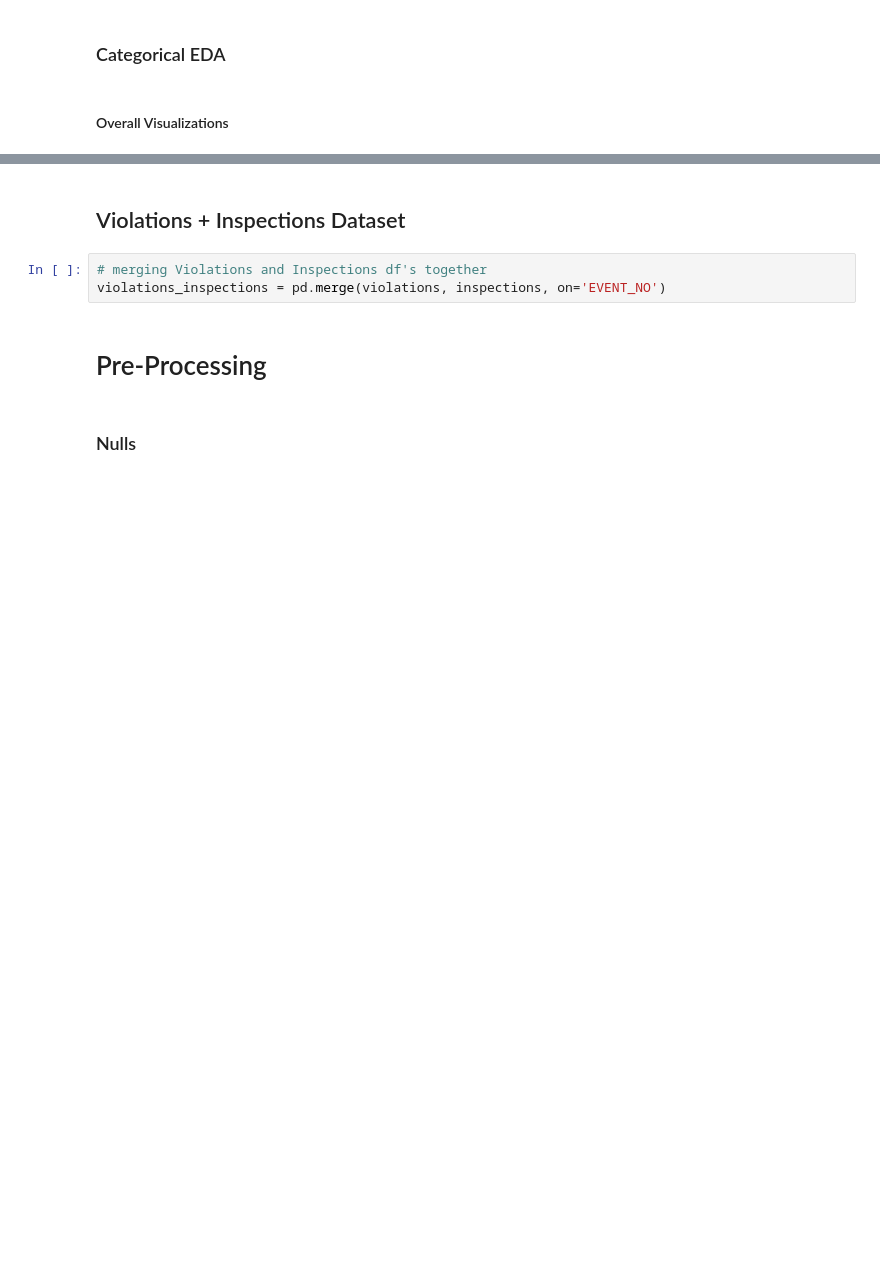
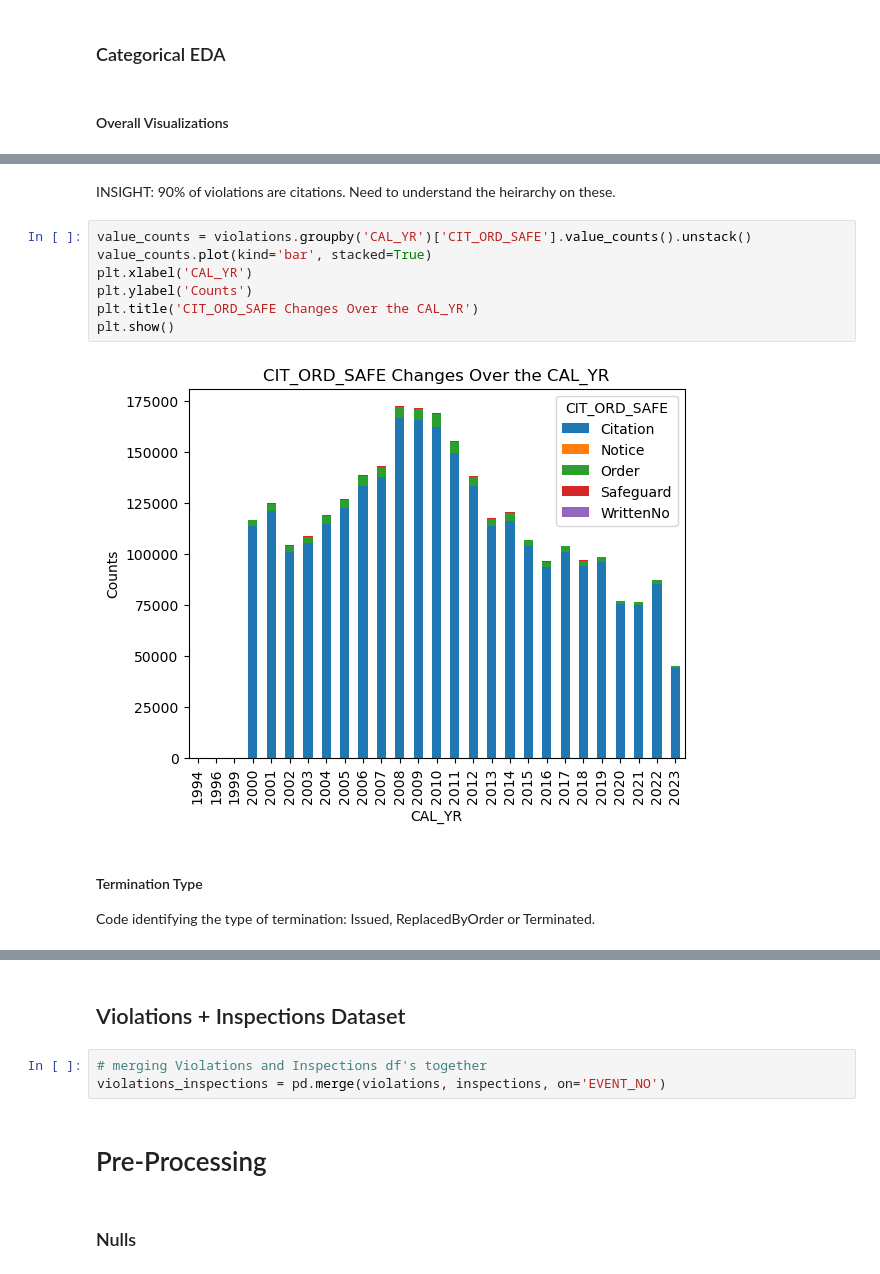
Before and after one commit to hdavis-sandiego/ADS-capstone, a Jupyter notebook: Capstone - Load and EDA.ipynb, the cells around one changed output, grey strips where cells are left out. Cells and saved outputs as stored; diff of their text form; blank space fills up the shorter version.

```diff
--- a/Capstone - Load and EDA.ipynb
+++ b/Capstone - Load and EDA.ipynb
@@ -428,0 +722,15 @@ Apx. 1/3 of
+# %% [markdown]
+INSIGHT: 90% of violations are citations. Need to understand the heirarchy on these.
+# %%
+value_counts = violations.groupby('CAL_YR')['CIT_ORD_SAFE'].value_counts().unstack()
+value_counts.plot(kind='bar', stacked=True)
+plt.xlabel('CAL_YR')
+plt.ylabel('Counts')
+plt.title('CIT_ORD_SAFE Changes Over the CAL_YR')
+plt.show()
+# %% [output]
+[figure, added]
+# %% [markdown]
+#### Termination Type
+
+Code identifying the type of termination:  Issued, ReplacedByOrder or Terminated.
```
Also changed, not shown: parts of 202 cells of this notebook.
